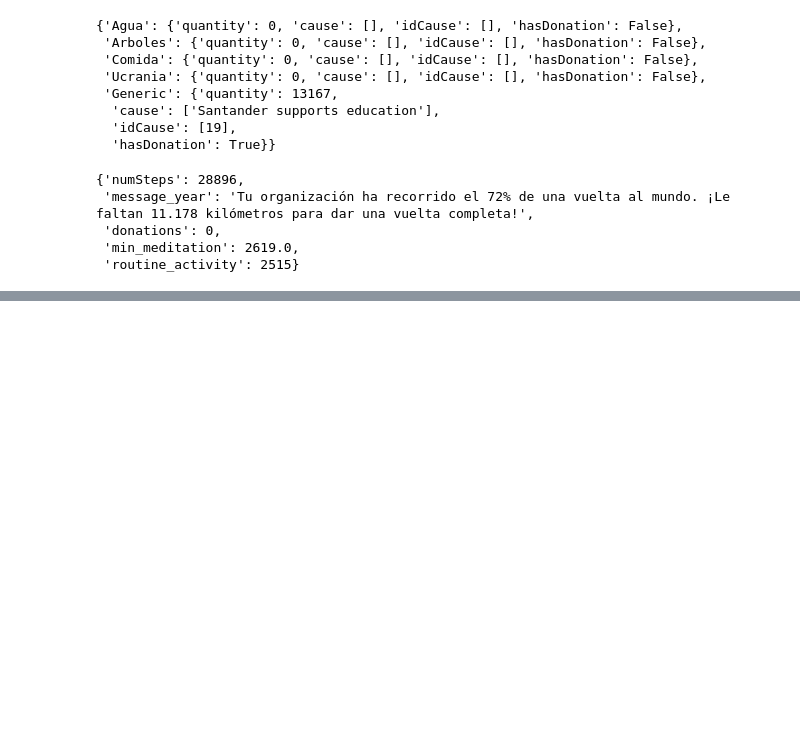
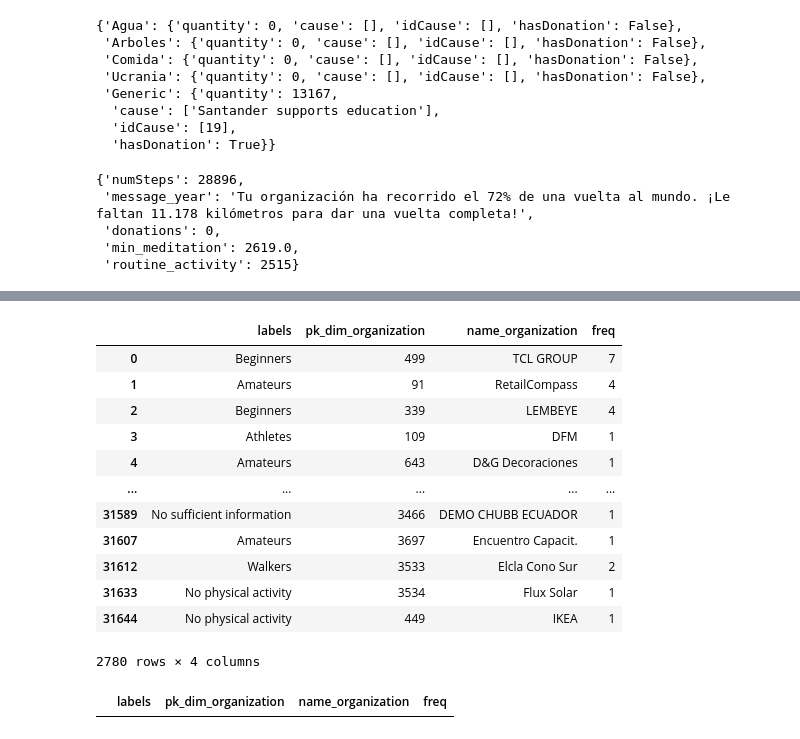
Before and after one commit to ibaeza1/proyecto_margarita, a Jupyter notebook: modifications.ipynb, the cells around one changed output, grey strips where cells are left out. Saved outputs shown, nothing was run; the diff lists cells and outputs as text; code cells hidden in the pictures; blank space fills up the shorter version.

```diff
--- a/modifications.ipynb
+++ b/modifications.ipynb
@@ -1054,0 +1077,20 @@ dict_cluster(df_cluster,'LA COFRADÍA')
+# %%
+df_cluster
+# %% [output]
+|  | labels | pk_dim_organization | name_organization | freq |
+| 0 | Beginners | 499 | TCL GROUP | 7 |
+| 1 | Amateurs | 91 | RetailCompass | 4 |
+| 2 | Beginners | 339 | LEMBEYE | 4 |
+| 3 | Athletes | 109 | DFM | 1 |
+| 4 | Amateurs | 643 | D&G Decoraciones | 1 |
+| ... | ... | ... | ... | ... |
+| 31589 | No sufficient information | 3466 | DEMO CHUBB ECUADOR | 1 |
+| 31607 | Amateurs | 3697 | Encuentro Capacit. | 1 |
+| 31612 | Walkers | 3533 | Elcla Cono Sur | 2 |
+| 31633 | No physical activity | 3534 | Flux Solar | 1 |
+| 31644 | No physical activity | 449 | IKEA | 1 |
+2780 rows × 4 columns
+# %%
+df_cluster[df_cluster['name_organization']=='Mathiesen']
+# %% [output]
+|  | labels | pk_dim_organization | name_organization | freq |
```
Also changed, not shown: parts of 11 cells of this notebook, 38 other files.
